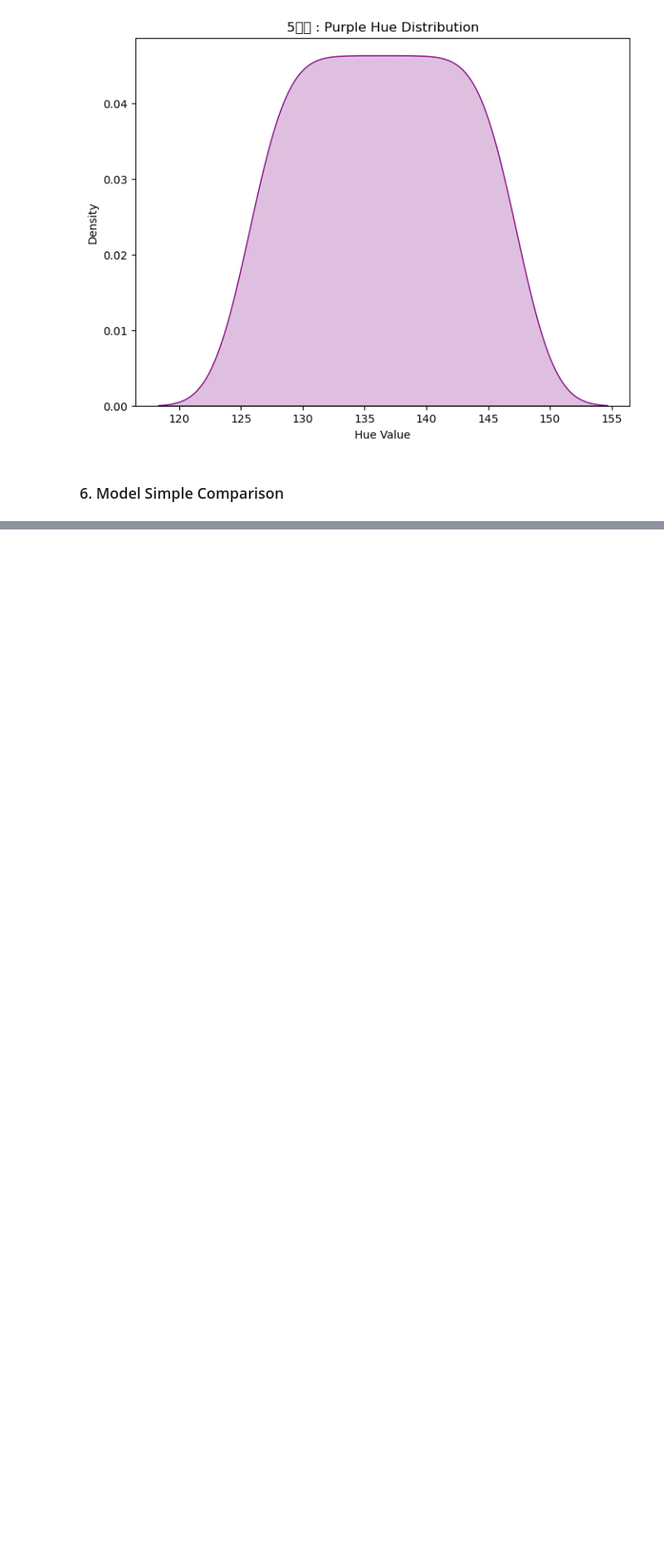
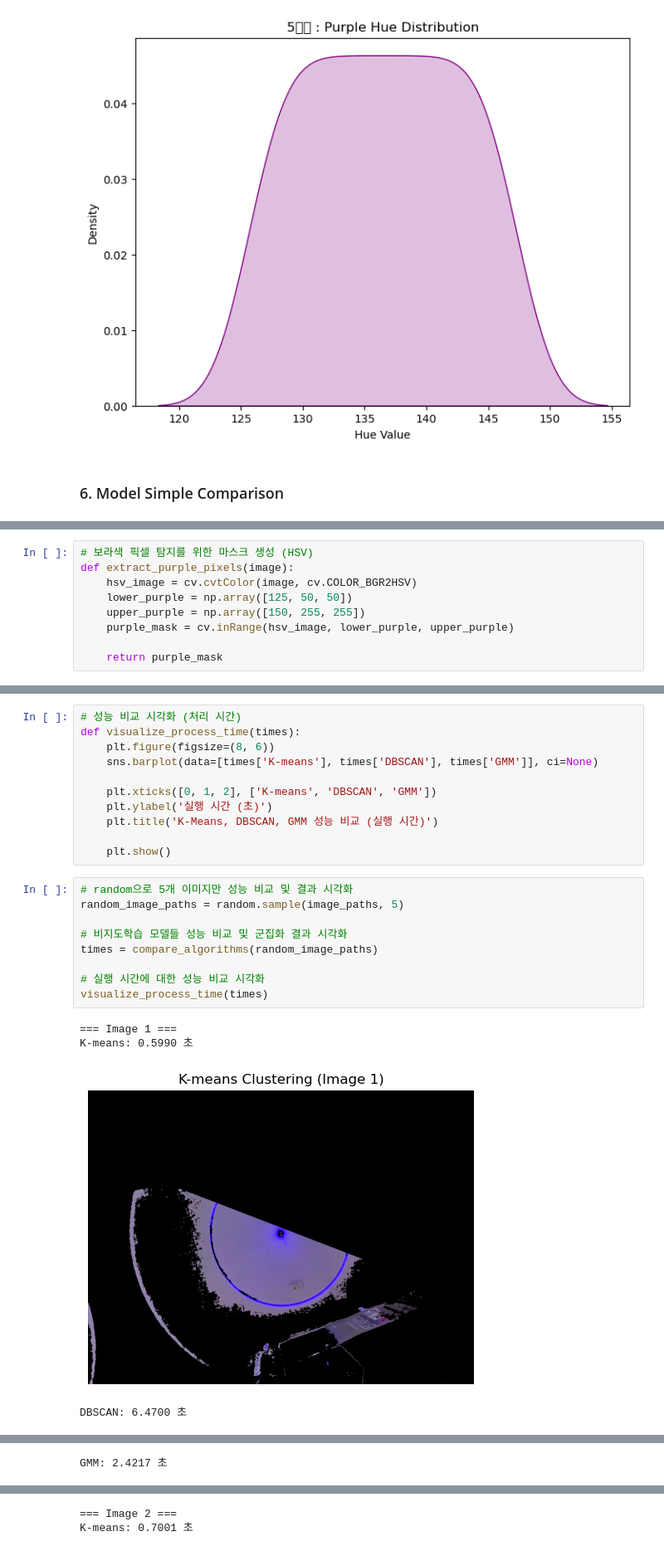
Before and after one commit to Kwon-Hyun/aiclops, a Jupyter notebook: ML_model_comparison.ipynb, the cells around one changed output, grey strips where cells are left out. Shown at 83% size. Cells and saved outputs as stored; diff of their text form; blank space fills up the shorter version.

```diff
--- a/ML_model_comparison.ipynb
+++ b/ML_model_comparison.ipynb
@@ -132,0 +142,9 @@ visualize_hue_distribution(purple_hue_range)
+# %%
+# 보라색 픽셀 탐지를 위한 마스크 생성 (HSV)
+def extract_purple_pixels(image):
+    hsv_image = cv.cvtColor(image, cv.COLOR_BGR2HSV)
+    lower_purple = np.array([125, 50, 50])
+    upper_purple = np.array([150, 255, 255])
+    purple_mask = cv.inRange(hsv_image, lower_purple, upper_purple)
+
+    return purple_mask
@@ -132,0 +241,25 @@ visualize_hue_distribution(purple_hue_range)
+# %%
+# 성능 비교 시각화 (처리 시간)
+def visualize_process_time(times):
+    plt.figure(figsize=(8, 6))
+    sns.barplot(data=[times['K-means'], times['DBSCAN'], times['GMM']], ci=None)
+
+    plt.xticks([0, 1, 2], ['K-means', 'DBSCAN', 'GMM'])
+    plt.ylabel('실행 시간 (초)')
+    plt.title('K-Means, DBSCAN, GMM 성능 비교 (실행 시간)')
+
+    plt.show()
+# %%
+# random으로 5개 이미지만 성능 비교 및 결과 시각화
+random_image_paths = random.sample(image_paths, 5)
+
+# 비지도학습 모델들 성능 비교 및 군집화 결과 시각화
+times = compare_algorithms(random_image_paths)
+
+# 실행 시간에 대한 성능 비교 시각화
+visualize_process_time(times)
+# %% [output]
+=== Image 1 ===
+K-means: 0.5990 초
+[figure, added]
+DBSCAN: 6.4700 초
@@ -132,0 +267 @@ visualize_hue_distribution(purple_hue_range)
+GMM: 2.4217 초
@@ -132,0 +269,2 @@ visualize_hue_distribution(purple_hue_range)
+=== Image 2 ===
+K-means: 0.7001 초
```
Also changed, not shown: parts of 3 cells of this notebook.
